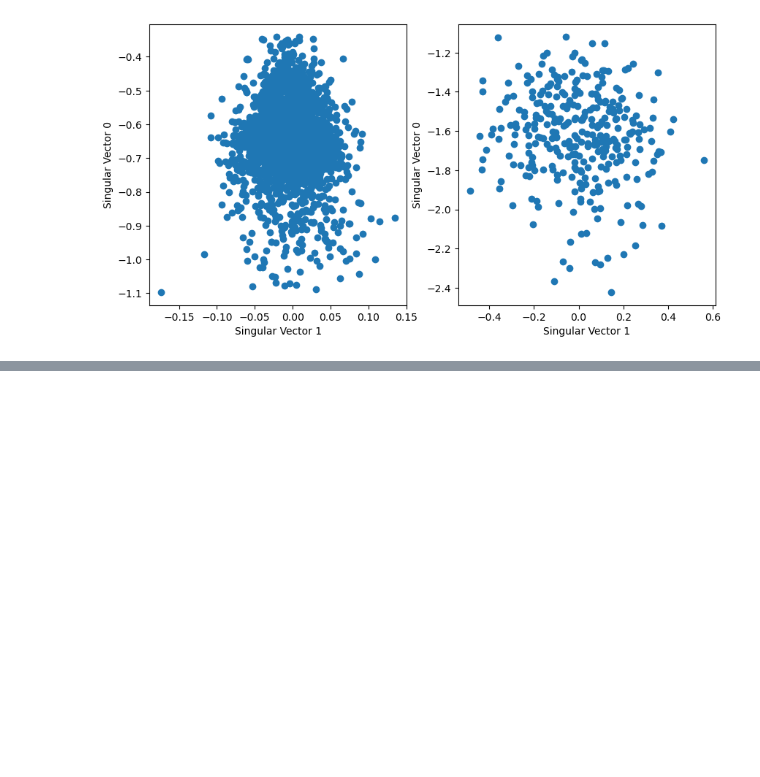
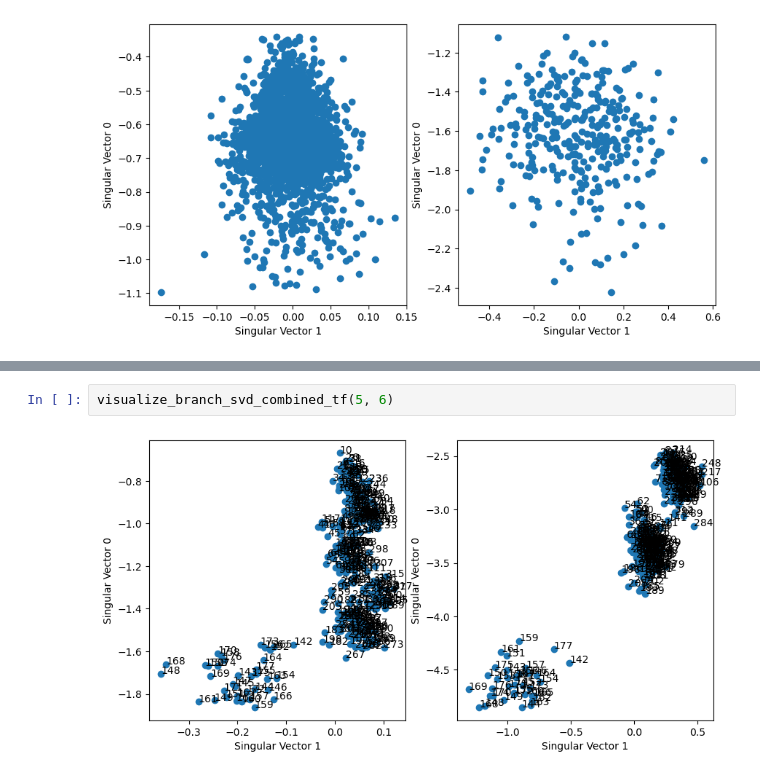
Before and after one commit to vedantnilabh/Final_Paper_ML, a Jupyter notebook: branchspecialization.ipynb, the cells around one changed output, grey strips where cells are left out. Saved outputs shown, nothing was run; the diff lists cells and outputs as text; blank space fills up the shorter version.

```diff
--- a/branchspecialization.ipynb
+++ b/branchspecialization.ipynb
@@ -209,0 +277,4 @@ visualize_branch_svd_combined(0, 1)
+# %%
+visualize_branch_svd_combined_tf(5, 6)
+# %% [output]
+[figure, added]
```
Also changed, not shown: parts of 6 cells of this notebook.
